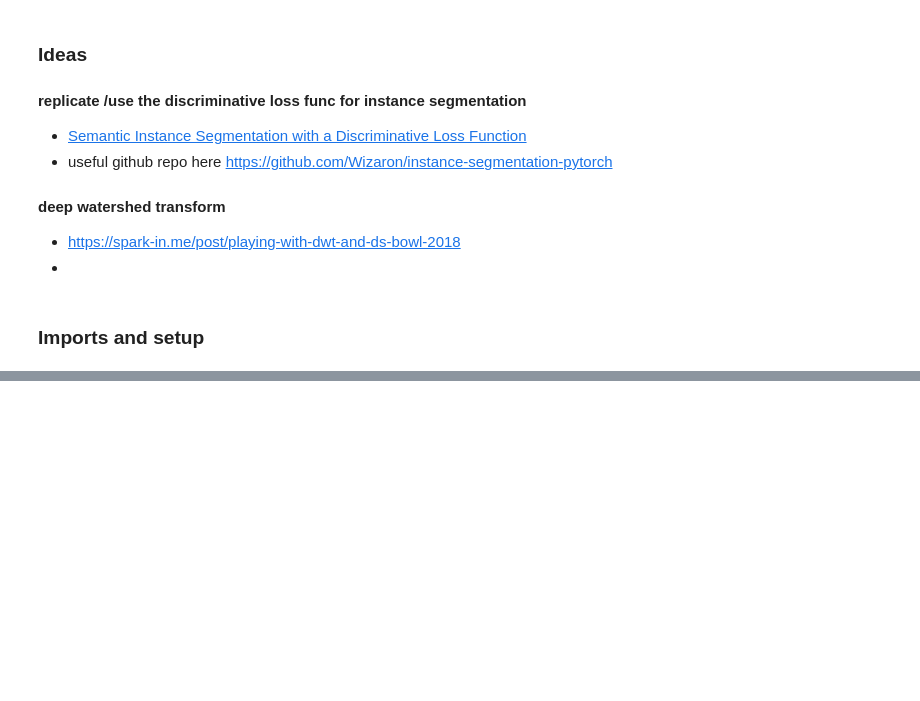
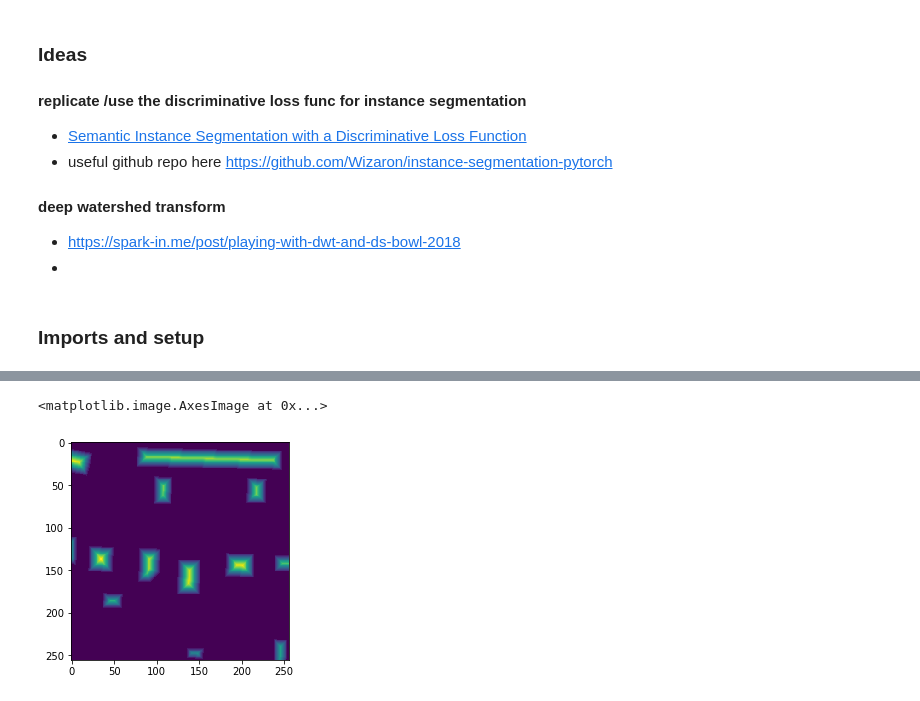
Before and after one commit to wwymak/spacenet-buildings, a Jupyter notebook: instance segmentation approach.ipynb, the cells around one changed output, grey strips where cells are left out. Drawn from its saved outputs; the diff is of its cells as text; code cells hidden in the pictures; blank space fills up the shorter version.

```diff
--- a/instance segmentation approach.ipynb
+++ b/instance segmentation approach.ipynb
@@ -52,0 +228,5 @@ val_img_ids = [get_img_id(f.name) for f in cropped_val_dir.ls() if f.name.endswi
+# %%
+plt.imshow(distance_Tranform_test)
+# %% [output]
+<matplotlib.image.AxesImage at 0x...>
+[figure, added]
```
Also changed, not shown: parts of 23 cells of this notebook, 1 other file.
